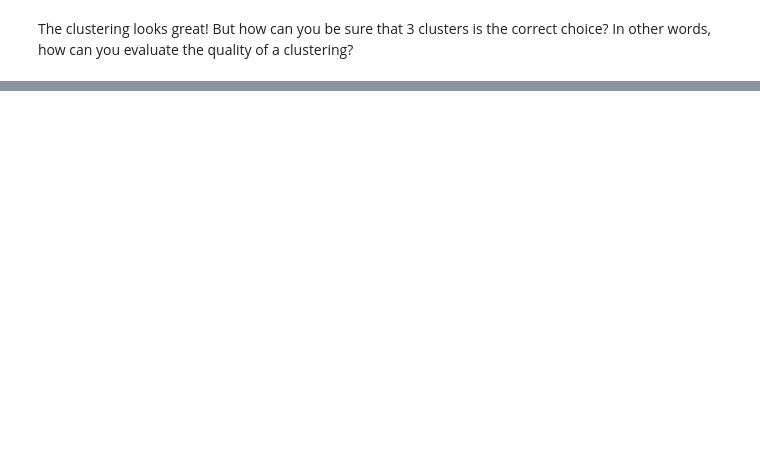
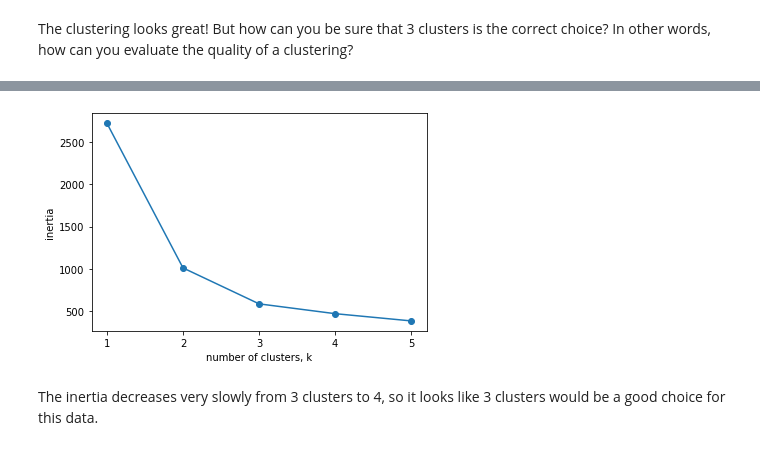
Before and after one commit to joeelorm/Machine-Learning, a Jupyter notebook: 3_Unsurpervised Learning - Scikit Learn/Clustering_for_Dataset_Exploration.ipynb, the cells around one changed output, grey strips where cells are left out. Saved outputs shown, nothing was run; the diff lists cells and outputs as text; code cells hidden in the pictures; blank space fills up the shorter version.

```diff
--- a/3_Unsurpervised Learning - Scikit Learn/Clustering_for_Dataset_Exploration.ipynb
+++ b/3_Unsurpervised Learning - Scikit Learn/Clustering_for_Dataset_Exploration.ipynb
@@ -70,0 +80,26 @@ The clustering looks great! But how can you be sure that 3 clusters is the corre
+# %%
+samples = extra.samples
+# %%
+ks = range(1, 6)
+inertias = []
+
+for k in ks:
+    # Create a KMeans instance with k clusters: model
+    model = KMeans(n_clusters = k)
+
+    # Fit model to samples
+    model.fit(samples)
+
+    # Append the inertia to the list of inertias
+    inertias.append(model.inertia_)
+
+# Plot ks vs inertias
+plt.plot(ks, inertias, '-o')
+plt.xlabel('number of clusters, k')
+plt.ylabel('inertia')
+plt.xticks(ks)
+plt.show()
+# %% [output]
+[figure, added]
+# %% [markdown]
+The inertia decreases very slowly from 3 clusters to 4, so it looks like 3 clusters would be a good choice for this data.
```
Also changed, not shown: parts of 8 cells of this notebook.
